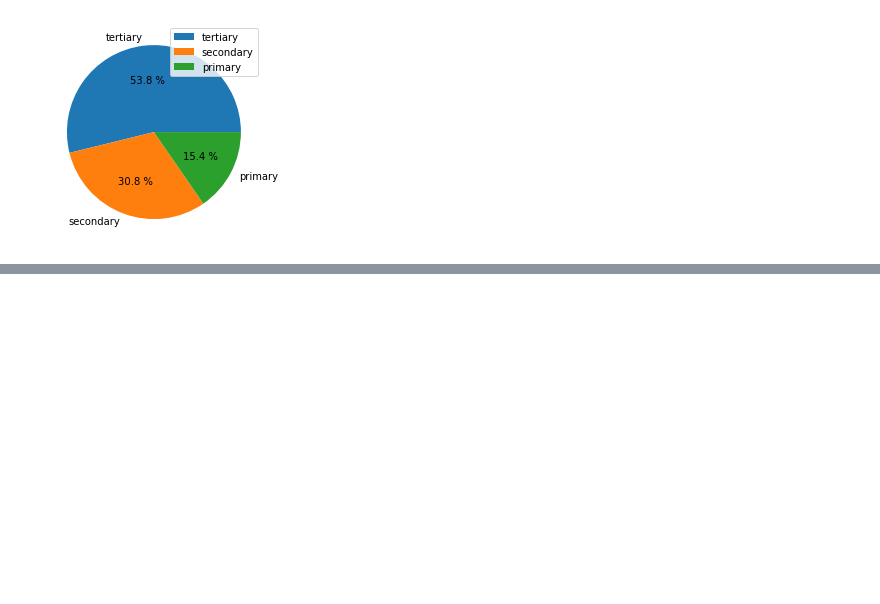
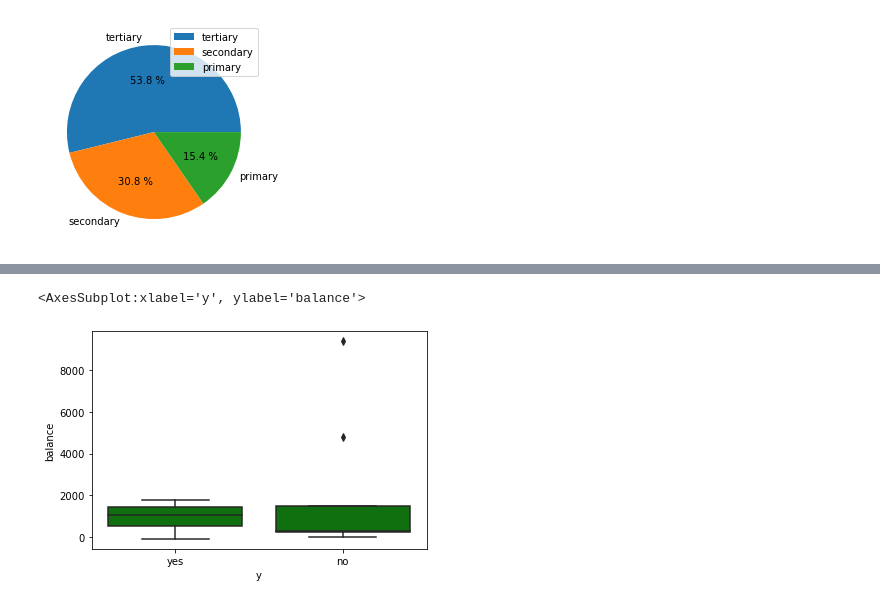
Before and after one commit to Himanshu7011/MiniProJect_NumPY_Pandas, a Jupyter notebook: Mini_P.ipynb, the cells around one changed output, grey strips where cells are left out. Drawn from its saved outputs; the diff is of its cells as text; code cells hidden in the pictures; blank space fills up the shorter version.

```diff
--- a/Mini_P.ipynb
+++ b/Mini_P.ipynb
@@ -219,0 +218,5 @@ df.pivot_table(index='job', values='balance', aggfunc=max)
+# %%
+sns.boxplot(x='y', y='balance', data=df, color='green')
+# %% [output]
+<AxesSubplot:xlabel='y', ylabel='balance'>
+[figure, added]
```
Also changed, not shown: parts of 19 cells of this notebook.
